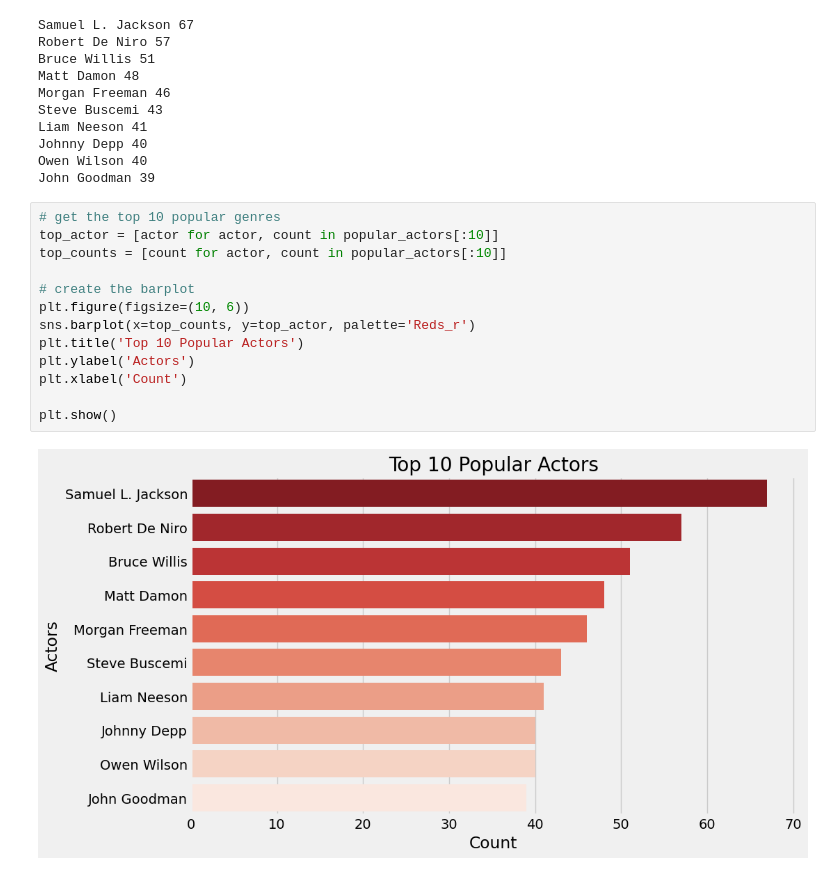
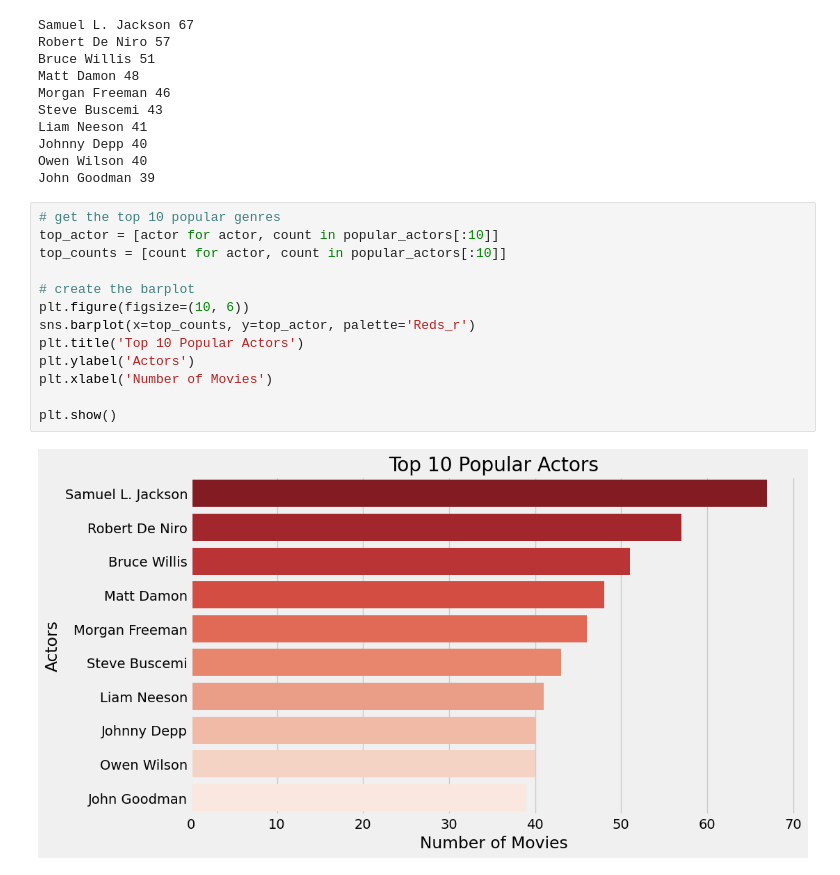
Before and after one commit to edwarjosep11/Netflix-Recommendation-Systems, a Jupyter notebook: KNN Neighbours approach.ipynb, the cells around one changed output. Drawn from its saved outputs; the diff is of its cells as text.

```diff
--- a/KNN Neighbours approach.ipynb
+++ b/KNN Neighbours approach.ipynb
@@ -234,15 +234,15 @@ John Goodman 39
 # %%
 # get the top 10 popular genres
 top_actor = [actor for actor, count in popular_actors[:10]]
 top_counts = [count for actor, count in popular_actors[:10]]
 
 # create the barplot
 plt.figure(figsize=(10, 6))
 sns.barplot(x=top_counts, y=top_actor, palette='Reds_r')
 plt.title('Top 10 Popular Actors')
 plt.ylabel('Actors')
-plt.xlabel('Count')
+plt.xlabel('Number of Movies')
 
 plt.show()
 # %% [output]
-[figure, old version]
+[figure, new version]
```
Also changed, not shown: parts of 27 cells of this notebook.
